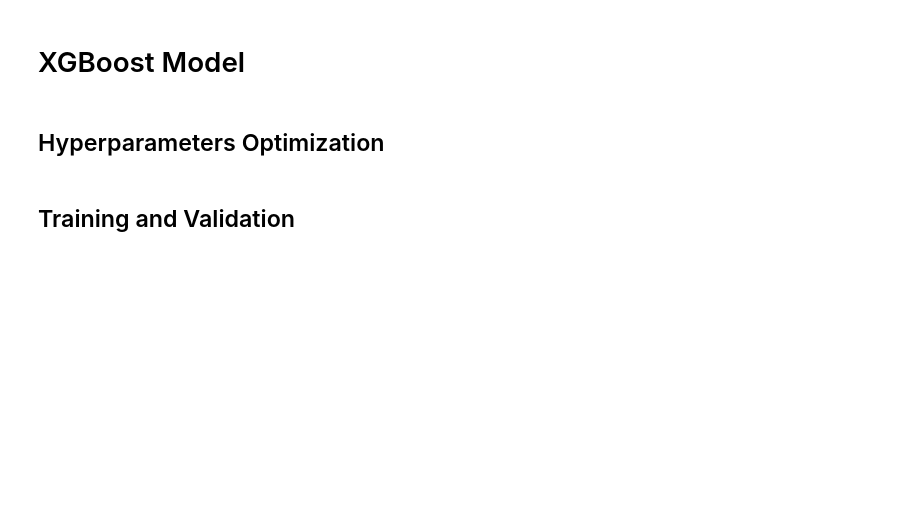
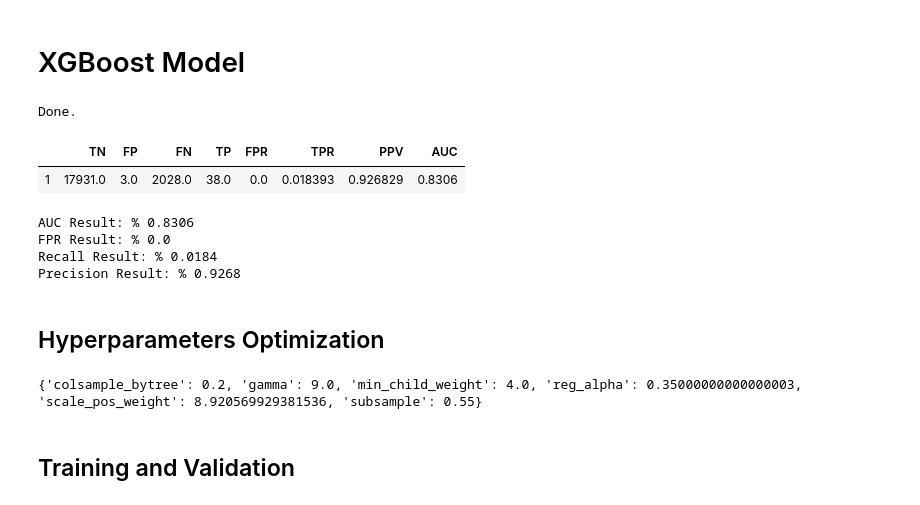
Before and after one commit to ederson-souza/Udacity-Capstone-Project, a Jupyter notebook: Capstone Project.ipynb, the cells around one changed output. Saved outputs shown, nothing was run; the diff lists cells and outputs as text; code cells hidden in the pictures; blank space fills up the shorter version.

```diff
--- a/Capstone Project.ipynb
+++ b/Capstone Project.ipynb
@@ -308,6 +310,51 @@ def model_training(dtrain, params, rounds):
 #make predictions based on probabilities and a threshold
 def get_preds(probabilities, threshold):
     return np.array([1 if x > threshold else 0 for x in probabilities])
+# %%
+results = {}
+n= 1
+X, y = data_preprocess(train, .5, scaler= 'StandardScaler')
+
+X_train, X_test, y_train, y_test = get_splits(X, y, DMatrix= False)
+
+model = xgb.XGBClassifier(n_jobs=-1)
+model.fit(X_train, y_train)
+
+preds = model.predict(X_test)
+proba = model.predict_proba(X_test)[:,1]
+
+cm, auc, fpr, tpr, ppv = metrics(y_test, preds, proba)
+results[n] = {"TN": cm[0][0],
+                  "FP": cm[0][1],
+                  "FN": cm[1][0],
+                  "TP": cm[1][1],
+                  "AUC": auc,
+                  "FPR": fpr,
+                  "TPR": tpr,
+                  "PPV": ppv
+                 }
+print("Done.")
+sys.stdout.flush()
+done()
+# %% [output]
+Done.
+# %%
+cols = ["TN", "FP", "FN","TP","FPR","TPR","PPV","AUC"]
+df_results = pd.DataFrame(results).T[cols]
+df_results
+# %% [output]
+|  | TN | FP | FN | TP | FPR | TPR | PPV | AUC |
+| 1 | 17931.0 | 3.0 | 2028.0 | 38.0 | 0.0 | 0.018393 | 0.926829 | 0.8306 |
+# %%
+print("AUC Result: %", round(df_results.AUC.mean(),4))
+print("FPR Result: %", round(df_results.FPR.mean(),4))
+print("Recall Result: %", round(df_results.TPR.mean(),4))
+print("Precision Result: %", round(df_results.PPV.mean(),4))
+# %% [output]
+AUC Result: % 0.8306
+FPR Result: % 0.0
+Recall Result: % 0.0184
+Precision Result: % 0.9268
 # %% [markdown]
 ## Hyperparameters Optimization
 # %%
@@ -359,6 +406,8 @@ best = fmin(fn=objective,
             trials=trials)
 print(best)
 done()
+# %% [output]
+{'colsample_bytree': 0.2, 'gamma': 9.0, 'min_child_weight': 4.0, 'reg_alpha': 0.35000000000000003, 'scale_pos_weight': 8.920569929381536, 'subsample': 0.55}
 # %%
 #Getting the best hyperparameters
 def get_best_hyperparameters(best):
```
Also changed, not shown: parts of 12 cells of this notebook.
